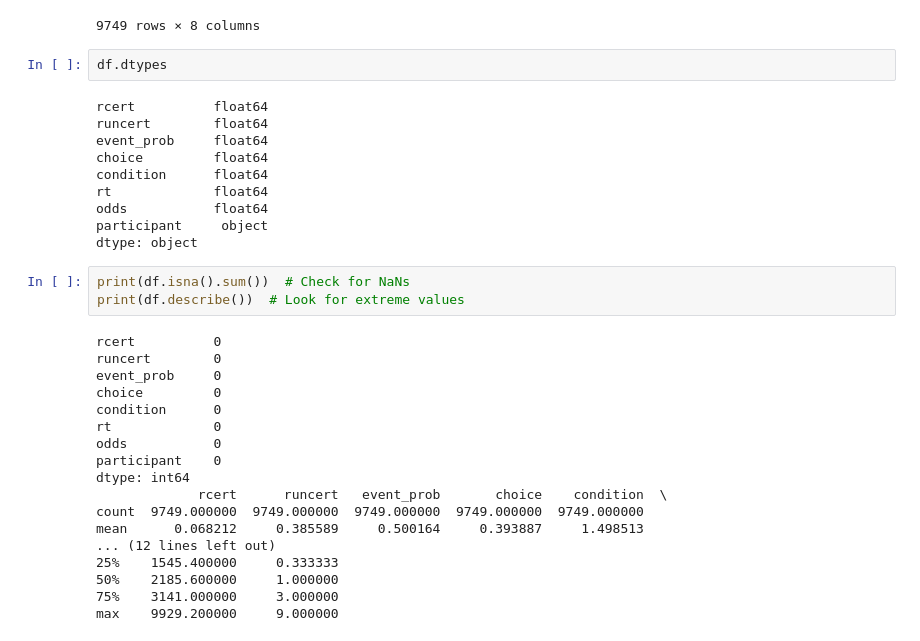
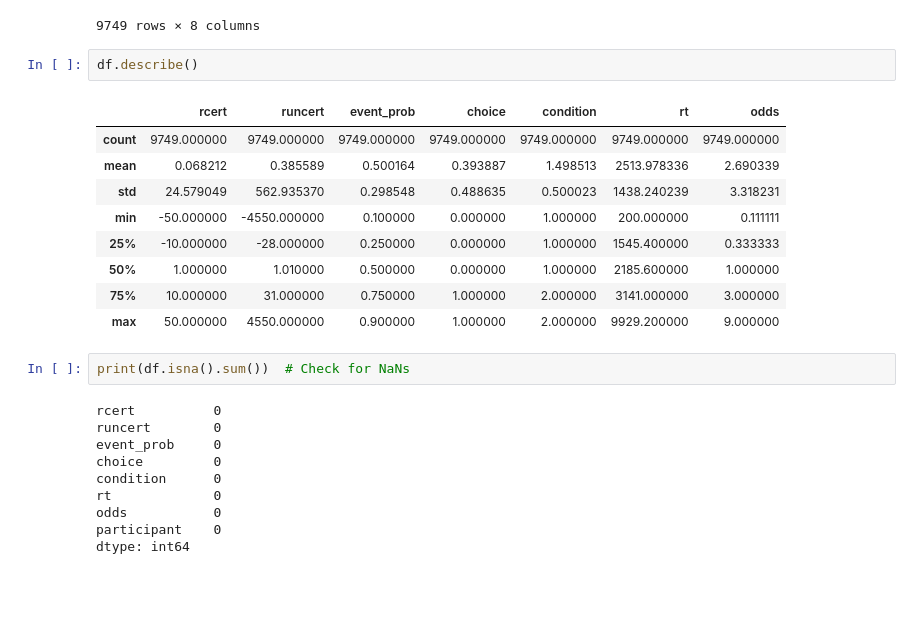
Before and after one commit to PrioteasaAndrei/comp-cogsci-delay-discounting, a Jupyter notebook: src/probabilistic_discounting.ipynb, the cells around one changed output. Cells and saved outputs as stored; diff of their text form; blank space fills up the shorter version.

```diff
--- a/src/probabilistic_discounting.ipynb
+++ b/src/probabilistic_discounting.ipynb
@@ -22,20 +22,19 @@ df
 | 9799 | -5.0 | -55.00 | 0.50 | 0.0 | 2.0 | 1433.4 | 1.000000 | u3yyfob1i |
 9749 rows × 8 columns
 # %%
-df.dtypes
+df.describe()
 # %% [output]
-rcert          float64
-runcert        float64
-event_prob     float64
-choice         float64
-condition      float64
-rt             float64
-odds           float64
-participant     object
-dtype: object
+|  | rcert | runcert | event_prob | choice | condition | rt | odds |
+| count | 9749.000000 | 9749.000000 | 9749.000000 | 9749.000000 | 9749.000000 | 9749.000000 | 9749.000000 |
+| mean | 0.068212 | 0.385589 | 0.500164 | 0.393887 | 1.498513 | 2513.978336 | 2.690339 |
+| std | 24.579049 | 562.935370 | 0.298548 | 0.488635 | 0.500023 | 1438.240239 | 3.318231 |
+| min | -50.000000 | -4550.000000 | 0.100000 | 0.000000 | 1.000000 | 200.000000 | 0.111111 |
+| 25% | -10.000000 | -28.000000 | 0.250000 | 0.000000 | 1.000000 | 1545.400000 | 0.333333 |
+| 50% | 1.000000 | 1.010000 | 0.500000 | 0.000000 | 1.000000 | 2185.600000 | 1.000000 |
+| 75% | 10.000000 | 31.000000 | 0.750000 | 1.000000 | 2.000000 | 3141.000000 | 3.000000 |
+| max | 50.000000 | 4550.000000 | 0.900000 | 1.000000 | 2.000000 | 9929.200000 | 9.000000 |
 # %%
 print(df.isna().sum())  # Check for NaNs
-print(df.describe())  # Look for extreme values
 # %% [output]
 rcert          0
 runcert        0
@@ -46,14 +45,6 @@ rt             0
 odds           0
 participant    0
 dtype: int64
-             rcert      runcert   event_prob       choice    condition  \
-count  9749.000000  9749.000000  9749.000000  9749.000000  9749.000000
-mean      0.068212     0.385589     0.500164     0.393887     1.498513
-... (12 lines left out)
-25%    1545.400000     0.333333
-50%    2185.600000     1.000000
-75%    3141.000000     3.000000
-max    9929.200000     9.000000
 # %%
 # Extract participant information
 participants = df["participant"].unique()
```
Also changed, not shown: parts of 7 cells of this notebook, 2 other files.
